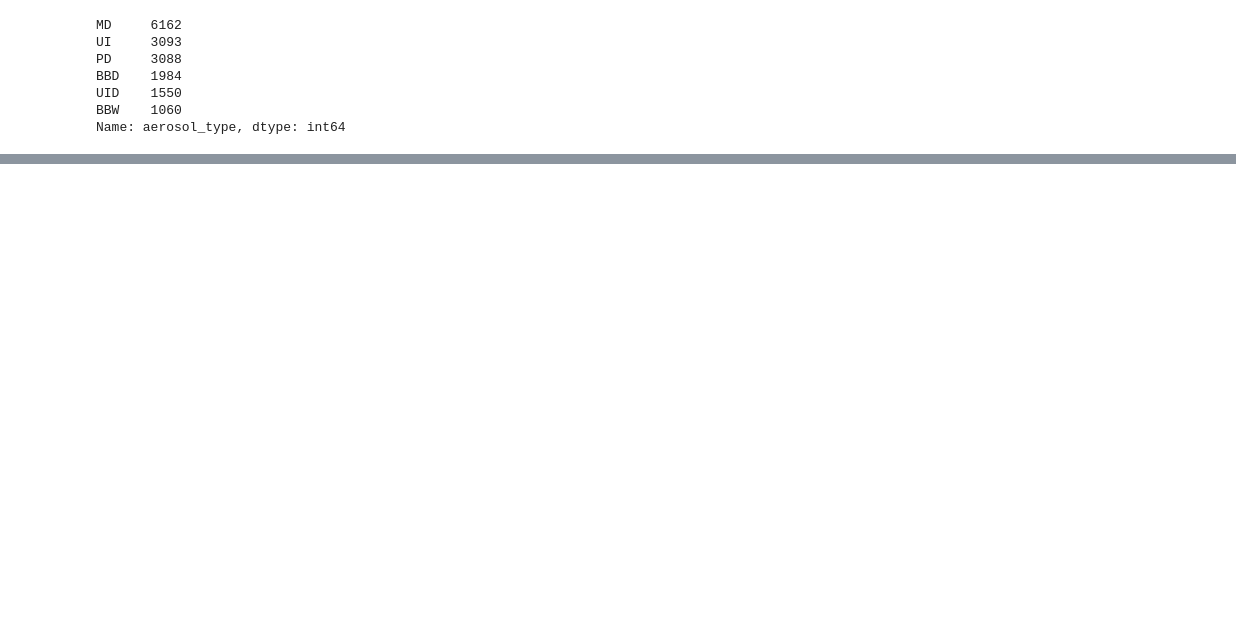
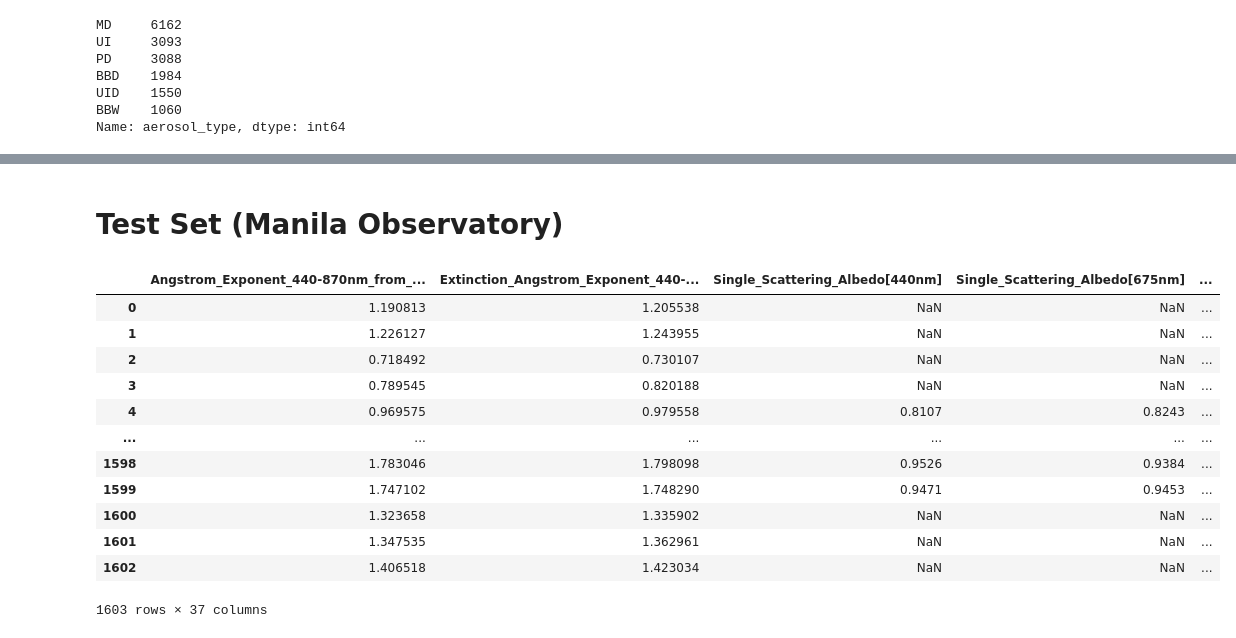
Before and after one commit to hansjarettong/AI201-Aerosol-Classification, a Jupyter notebook: 00-Data Preparation.ipynb, the cells around one changed output, grey strips where cells are left out. Drawn from its saved outputs; the diff is of its cells as text; code cells hidden in the pictures; blank space fills up the shorter version.

Commit message:
finish data prep

```diff
--- a/00-Data Preparation.ipynb
+++ b/00-Data Preparation.ipynb
@@ -102,0 +122,22 @@ Name: aerosol_type, dtype: int64
+# %% [markdown]
+# Test Set (Manila Observatory)
+# %%
+pd.read_csv(
+    "./raw_data/20090101_20221231_Manila_Observatory.all", skiprows=6, na_values=-999
+)[cols_to_keep].assign(
+    date = lambda x: pd.to_datetime(x["Date(dd:mm:yyyy)"], format=r"%d:%m:%Y"),
+).drop(columns=["Site", "Date(dd:mm:yyyy)"])
+# %% [output]
+|  | Angstrom_Exponent_440-870nm_from_... | Extinction_Angstrom_Exponent_440-... | Single_Scattering_Albedo[440nm] | Single_Scattering_Albedo[675nm] | ... |
+| 0 | 1.190813 | 1.205538 | NaN | NaN | ... |
+| 1 | 1.226127 | 1.243955 | NaN | NaN | ... |
+| 2 | 0.718492 | 0.730107 | NaN | NaN | ... |
+| 3 | 0.789545 | 0.820188 | NaN | NaN | ... |
+| 4 | 0.969575 | 0.979558 | 0.8107 | 0.8243 | ... |
+| ... | ... | ... | ... | ... | ... |
+| 1598 | 1.783046 | 1.798098 | 0.9526 | 0.9384 | ... |
+| 1599 | 1.747102 | 1.748290 | 0.9471 | 0.9453 | ... |
+| 1600 | 1.323658 | 1.335902 | NaN | NaN | ... |
+| 1601 | 1.347535 | 1.362961 | NaN | NaN | ... |
+| 1602 | 1.406518 | 1.423034 | NaN | NaN | ... |
+1603 rows × 37 columns
```
Also changed, not shown: parts of 7 cells of this notebook, 3 other files.
